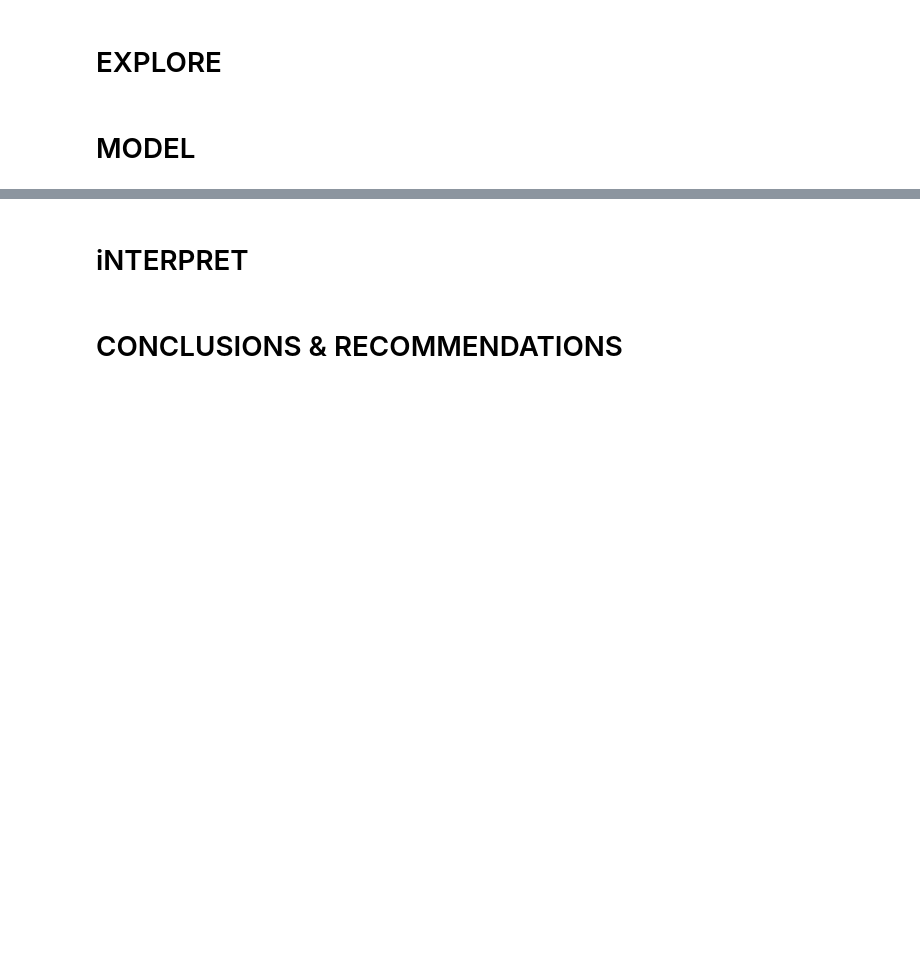
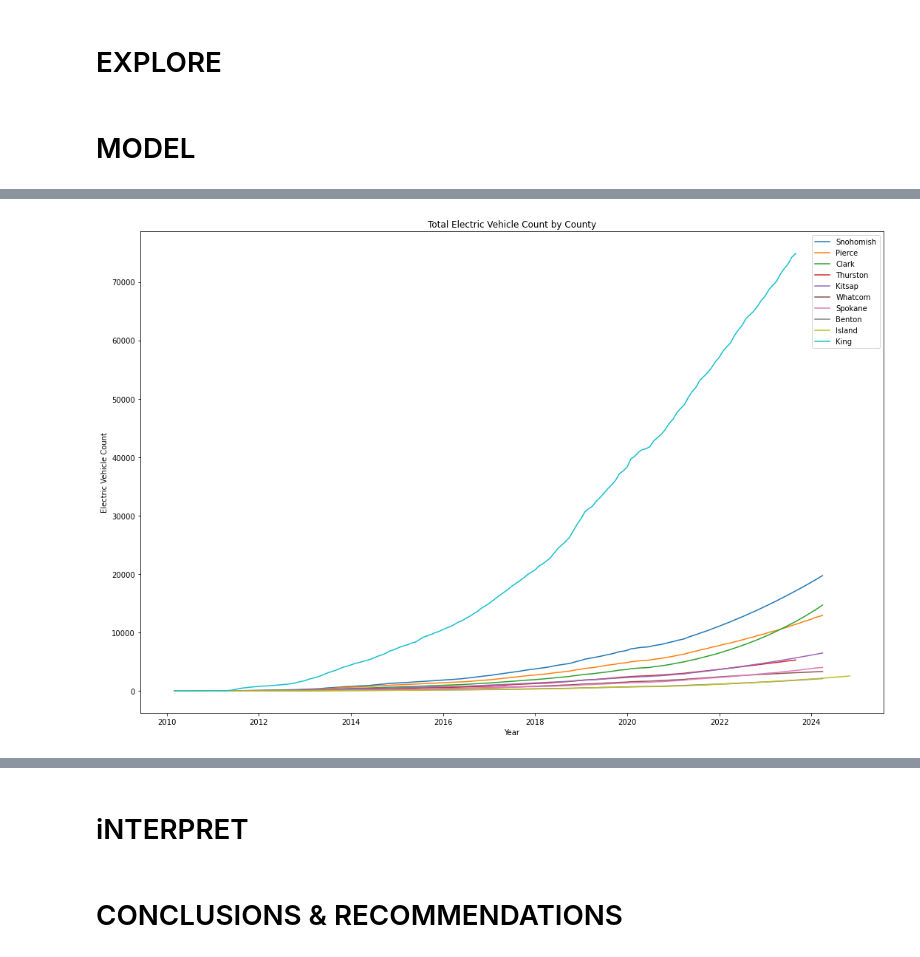
Before and after one commit to ebtezcan/EV-Charger-Prediction, a Jupyter notebook: working notebooks/index_OSEMN.ipynb, the cells around one changed output, grey strips where cells are left out. Cells and saved outputs as stored; diff of their text form; code cells hidden in the pictures; blank space fills up the shorter version.

```diff
--- a/working notebooks/index_OSEMN.ipynb
+++ b/working notebooks/index_OSEMN.ipynb
@@ -150,0 +161,5 @@ ___
+# %%
+for county in top_ten_counties:
+    county_information[county]['combined'] = \
+    pd.DataFrame(pd.concat([df_cumsum[county], county_information[county]['Predictions']['Predictions']], axis=0))
+    county_information[county]['combined'].columns=['EV Count']
@@ -150,0 +182,14 @@ ___
+# %%
+fig, ax = plt.subplots(figsize=(15,10))
+for county in top_ten_counties:
+    sns.lineplot(x=county_information[county]['combined'].index, y='EV Count', data=county_information[county]['combined'], ax=ax,
+                 label=county)
+ax.set_xlabel('Year')
+ax.set_ylabel('Electric Vehicle Count')
+ax.set_title('Total Electric Vehicle Count by County')
+ax.legend()
+# df_cumsum.plot()
+plt.tight_layout();
+# plt.savefig('images/output_110_0.png', facecolor='white')
+# %% [output]
+[figure, added]
```
Also changed, not shown: parts of 5 cells of this notebook, 1 other file.
